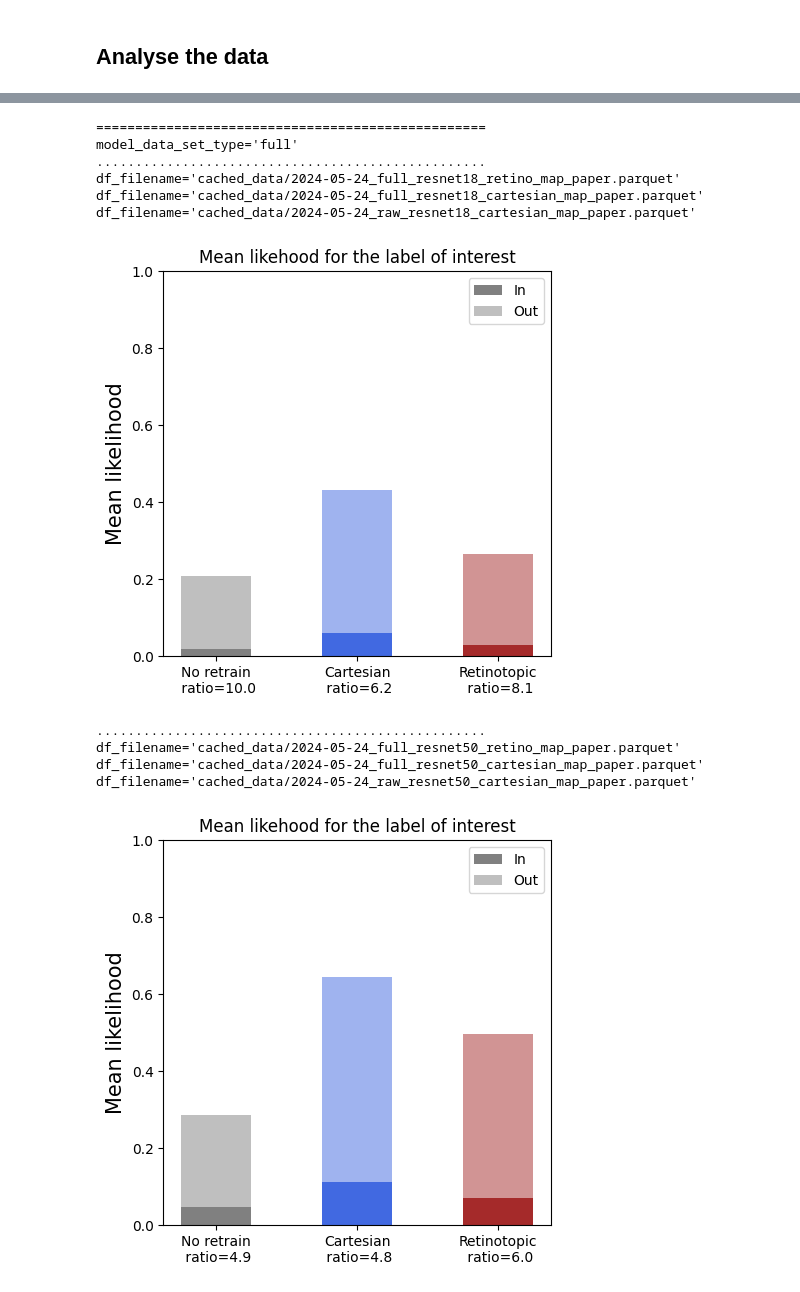
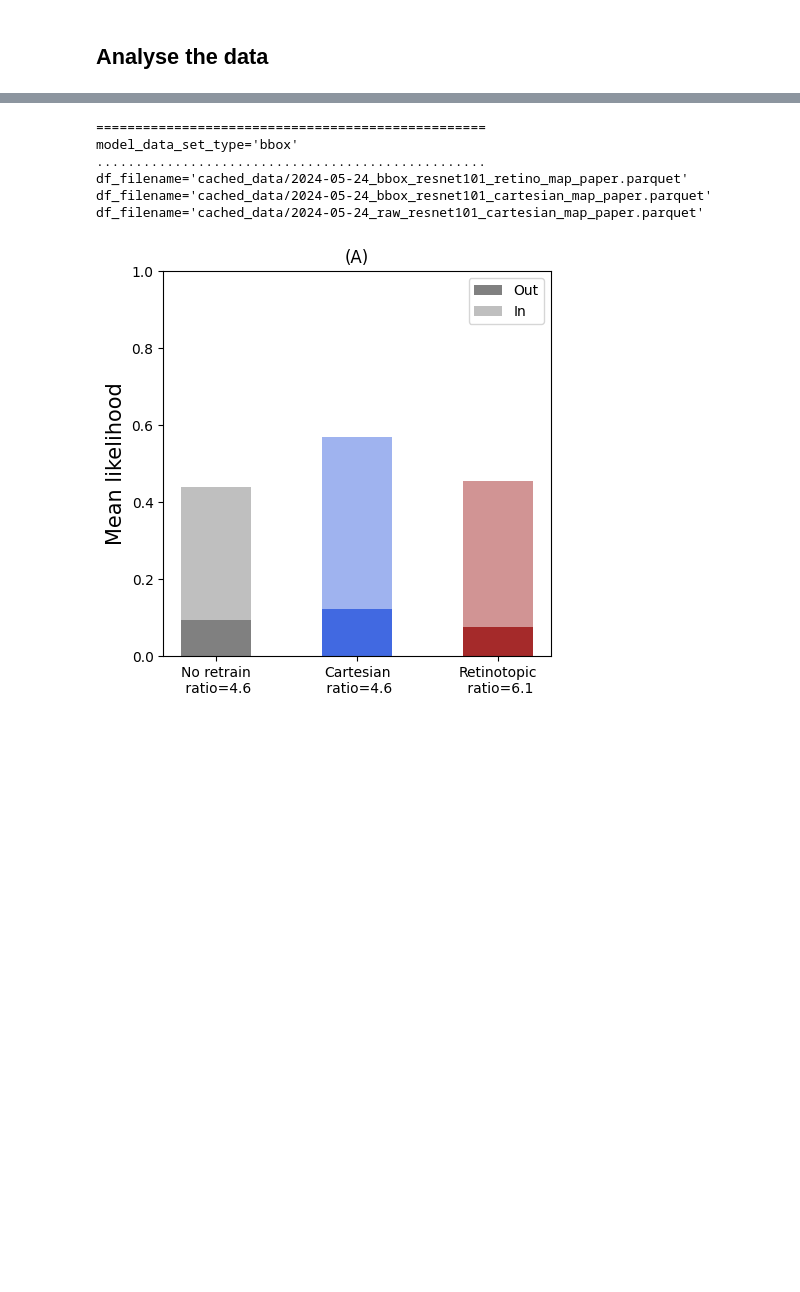
Before and after one commit to bicv/Retinotopy, a Jupyter notebook: 25_stats_of_likelihood_map.ipynb, the cells around one changed output, grey strips where cells are left out. Drawn from its saved outputs; the diff is of its cells as text; code cells hidden in the pictures; blank space fills up the shorter version.

Commit message:
update figure IoU full code matplot

```diff
--- a/25_stats_of_likelihood_map.ipynb
+++ b/25_stats_of_likelihood_map.ipynb
@@ -50,7 +50,7 @@ for model_data_set_type in ['bbox', 'raw']:
             args.do_polar = do_polar
             print(f'{args.do_polar=}')
 
-            df_filename = get_filename(data_cache, datetag, model_data_set_type, model_name, do_polar) + f'_map_paper_full_grid_0_5.parquet'
+            df_filename = get_filename(data_cache, datetag, model_data_set_type, model_name, do_polar) + f'_map_paper.parquet'
             print(df_filename)
 
             if os.path.isfile(df_filename):
@@ -62,7 +62,9 @@ for model_data_set_type in ['bbox', 'raw']:
 
                 model_filename = get_filename(data_cache, datetag, model_data_set_type, model_name, do_polar) + '.pt' if model_data_set_type != 'raw' else None
 
-                model = load_model(model_name=model_name, model_path=model_filename, do_circular=args.do_polar).to(device).eval()
+                #model_filename = f"cached_data/2024-03-04_{model_name}_do_polar={do_polar}_do_rottrain=False.pt"
+
+                model = charge_model(model_name=model_name, model_path=model_filename, do_circular=args.do_polar).to(device).eval()
 
                 if annotations is None:
                     annotations = get_annotation('csv')
@@ -70,7 +72,7 @@ for model_data_set_type in ['bbox', 'raw']:
                     annotations_cam = pd.read_parquet(df_filename_cam)
 
                 with torch.no_grad():
-                    BUG?? image_datasets = image_datasets_transforms(args, shuffle=False, verbose=False)
+                    image_datasets = image_datasets_transforms(args, shuffle=False, verbose=False)
                     #for indice in tqdm(indices):
                         #indice = int(indice)
                         #images, label = image_datasets[indice]
@@ -207,12 +226,12 @@ def get_pandas(model_data_set_type, model_name):
 fig_width = 15
 fontsize= 20
 
-#for model_data_set_type in [ 'bbox']:
-for model_data_set_type in ['full', 'bbox']:
+#for model_data_set_type in ['full' 'bbox']:
+for model_data_set_type in ['full']:
     print(50*'=')
     print(f'{model_data_set_type=}')
-    #for model_name in  ['resnet101']:
-    for model_name in  ['resnet18', 'resnet50', 'resnet101']:
+    for model_name in  ['resnet101']:
+    #for model_name in  ['resnet18', 'resnet50', 'resnet101']:
         print(50*'.')
 
         df, df_ret, df_raw = get_pandas(model_data_set_type, model_name)
@@ -305,10 +474,10 @@ df_filename='cached_data/2024-05-24_raw_resnet101_cartesian_map_paper.parquet'
 # %%
-for model_data_set_type in ['full', 'bbox', 'raw']:
-#for model_data_set_type in data_set_types:
+for model_data_set_type in ['full', 'raw']:
+#for model_data_set_type in ['full', 'bbox', 'raw']:
     print(50*'=')
     print(f'{model_data_set_type=}')
-    #for model_name in  ['resnet101']:
-    for model_name in  ['resnet18', 'resnet50', 'resnet101']:
+    for model_name in  ['resnet101']:
+    #for model_name in  ['resnet18', 'resnet50', 'resnet101']:
         print(f'{model_name=}')
         print(50*'.')
 
@@ -378,12 +547,12 @@ import numpy as np
 # data from https://allisonhorst.github.io/palmerpenguins/
 
 
-#for model_data_set_type in ['bbox']:
-for model_data_set_type in ['full', 'bbox']:
+for model_data_set_type in ['bbox']:
+#for model_data_set_type in ['full', 'bbox']:
     print(50*'=')
     print(f'{model_data_set_type=}')
-    #for model_name in  ['resnet101']:
-    for model_name in  ['resnet18', 'resnet50', 'resnet101']:
+    for model_name in  ['resnet101']:
+    #for model_name in  ['resnet18', 'resnet50', 'resnet101']:
         print(50*'.')
         below, above, ratio = [], [], []
         df, df_ret, df_raw = get_pandas(model_data_set_type, model_name)
@@ -395,46 +564,41 @@ for model_data_set_type in ['full', 'bbox']:
             ratio.append(df_['likelihood_in_mean'].mean()/df_['likelihood_out_mean'].mean())
 
         weight_counts = {
-            "In": np.array(below),
-            "Out": np.array(above),
+            "Out": np.array(below),
+            "In": np.array(above),
         }
 
         species = (
             f"No retrain\n ratio={ratio[0]:.1f}",
             f"Cartesian\n ratio={ratio[1]:.1f}",
             f"Retinotopic\n ratio={ratio[2]:.1f}",
         )
 
         width = 0.5
 
         fig, ax = plt.subplots(1, 1, figsize=(5, 5))
         plt.tick_params(axis='both', which='major', labelsize=10)
         bottom = np.zeros(3)
         alpha = 1
         for boolean, weight_count in weight_counts.items():
             p = ax.bar(species, weight_count, width, label=boolean, bottom=bottom, alpha=alpha, color=['grey', 'royalblue', 'brown'])
-            bottom += weight_count
+            #bottom += weight_count
             alpha -= .5
 
         ax.set_ylim(0, 1)
-        ax.set_title("Mean likehood for the label of interest")
+        ax.set_title("(A)")
         ax.legend(loc="upper right")
         ax.set_ylabel(f"Mean likelihood", size=15)
         #ax.set_xlabel(f"Ratio In / Out", size=15)
         #ax.axhline(y=0.5, xmin=0, ls='--', color='black', alpha=.5, xmax=5)
         plt.show()
         if False:
             to_save(fig, 'fig-ratio_paper')
 # %% [output]
 ==================================================
-model_data_set_type='full'
+model_data_set_type='bbox'
 ..................................................
-df_filename='cached_data/2024-05-24_full_resnet18_retino_map_paper.parquet'
-df_filename='cached_data/2024-05-24_full_resnet18_cartesian_map_paper.parquet'
-df_filename='cached_data/2024-05-24_raw_resnet18_cartesian_map_paper.parquet'
+df_filename='cached_data/2024-05-24_bbox_resnet101_retino_map_paper.parquet'
+df_filename='cached_data/2024-05-24_bbox_resnet101_cartesian_map_paper.parquet'
+df_filename='cached_data/2024-05-24_raw_resnet101_cartesian_map_paper.parquet'
-[figure, old version]
+[figure, new version]
-..................................................
-df_filename='cached_data/2024-05-24_full_resnet50_retino_map_paper.parquet'
-df_filename='cached_data/2024-05-24_full_resnet50_cartesian_map_paper.parquet'
-df_filename='cached_data/2024-05-24_raw_resnet50_cartesian_map_paper.parquet'
-[figure, removed]
```
Also changed, not shown: parts of 28 cells of this notebook, 1 other file.
